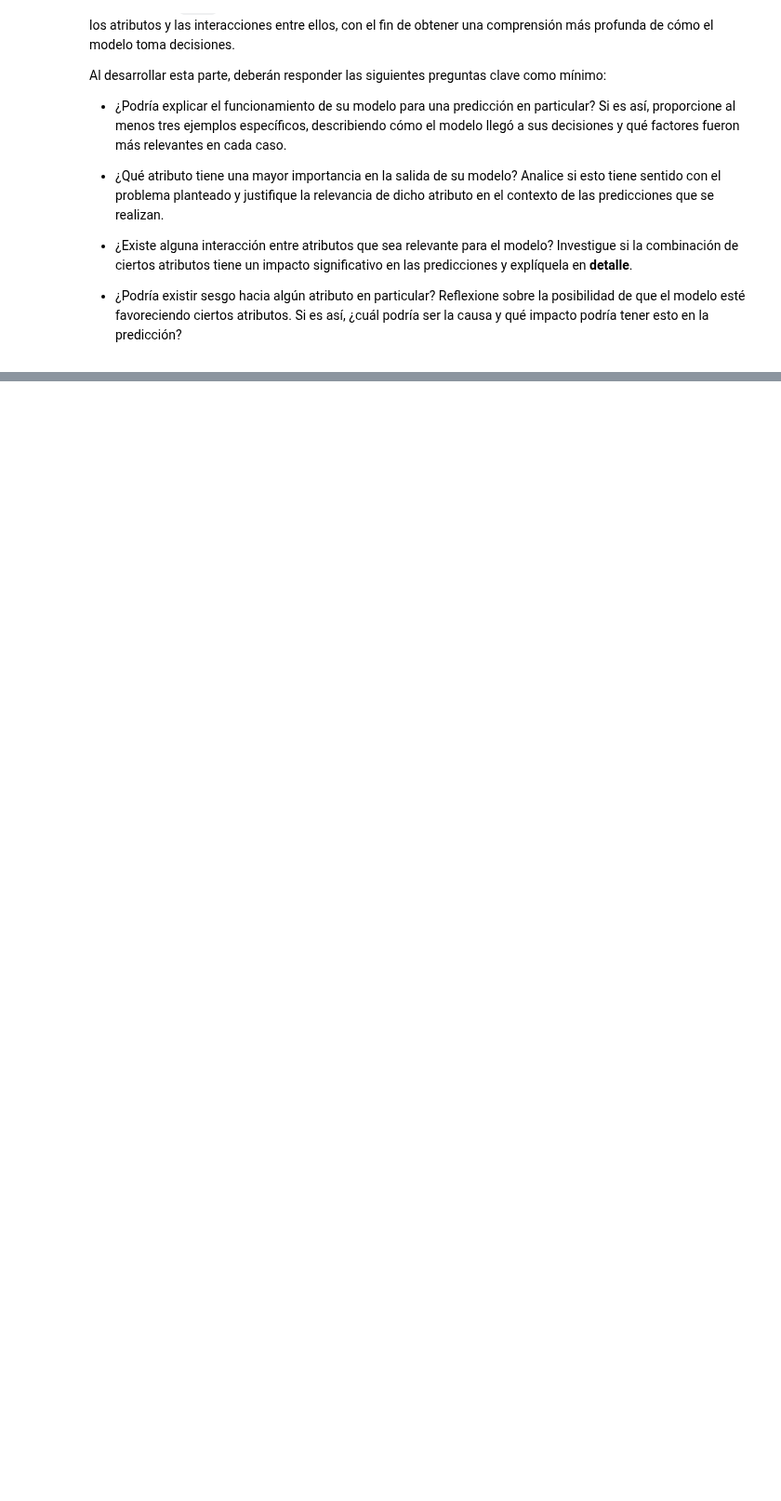
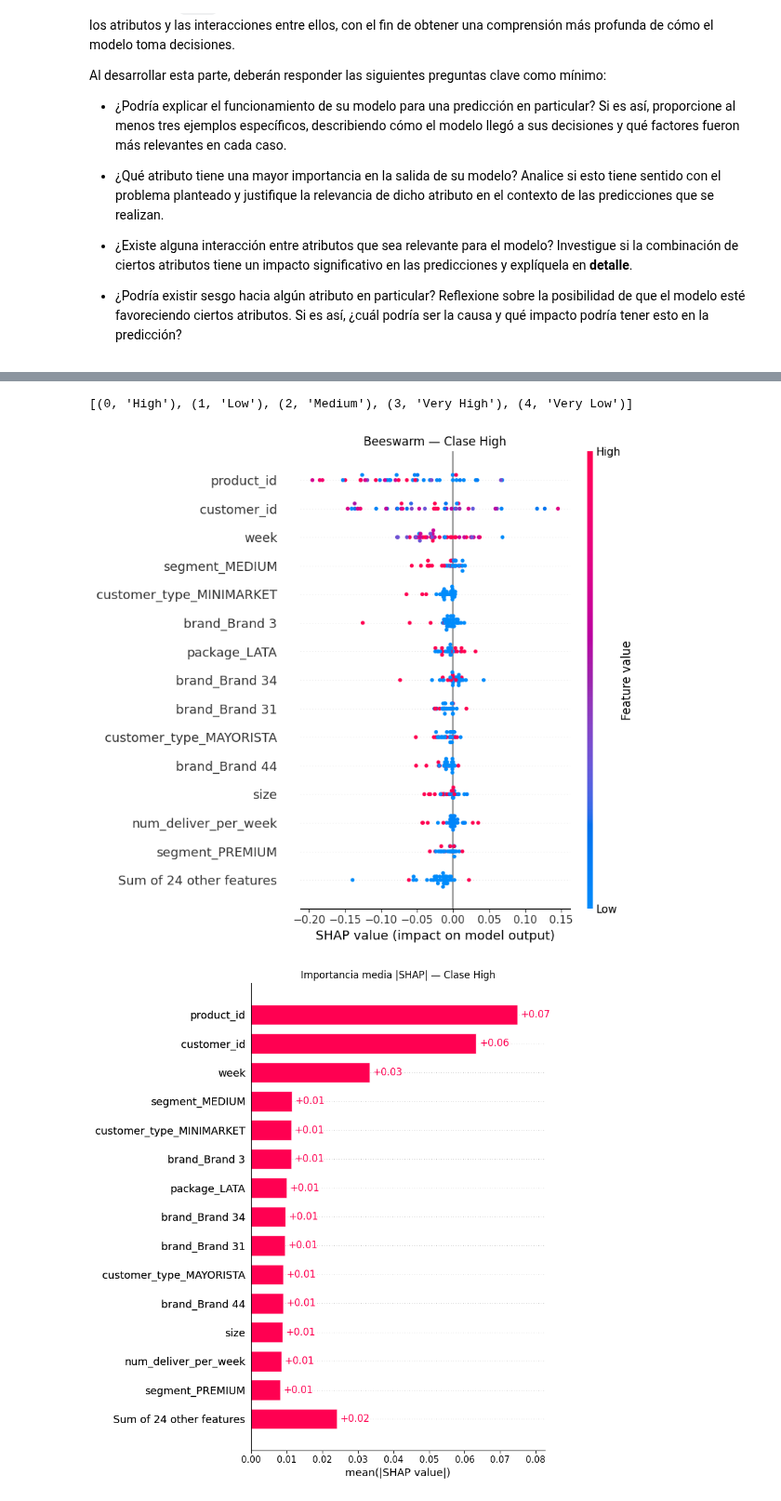
Before and after one commit to jesuvalenzuela/NanSquad, a Jupyter notebook: Proyecto/entrega1/enunciado_entrega1.ipynb, the cells around one changed output, grey strips where cells are left out. Shown at 93% size. Saved outputs shown, nothing was run; the diff lists cells and outputs as text; code cells hidden in the pictures; blank space fills up the shorter version.

```diff
--- a/Proyecto/entrega1/enunciado_entrega1.ipynb
+++ b/Proyecto/entrega1/enunciado_entrega1.ipynb
@@ -1062,0 +1582,19 @@ Al desarrollar esta parte, deberán responder las siguientes preguntas clave com
+# %%
+# Indice y nombre de clases
+print(list(enumerate(classes)))
+
+cls_idx = 0  # clase escogida para el análisis
+
+# Beeswarm
+shap.plots.beeswarm(shap_values[:,:,cls_idx], max_display=15, show=False)
+plt.gca().set_title(f"Beeswarm — Clase {classes[cls_idx]}")
+plt.tight_layout(); plt.savefig(f"shap_beeswarm_class_{classes[cls_idx]}.png", dpi=150); plt.show()
+
+# Bar por clase (ranking de mean|SHAP| dentro de la clase)
+shap.plots.bar(shap_values[:,:,cls_idx], max_display=15, show=False)
+plt.gca().set_title(f"Importancia media |SHAP| — Clase {classes[cls_idx]}")
+plt.tight_layout(); plt.savefig(f"shap_bar_class_{classes[cls_idx]}.png", dpi=150); plt.show()
+# %% [output]
+[(0, 'High'), (1, 'Low'), (2, 'Medium'), (3, 'Very High'), (4, 'Very Low')]
+[figure, added]
+[figure, added]
```
Also changed, not shown: parts of 27 cells of this notebook, 11 other files.
